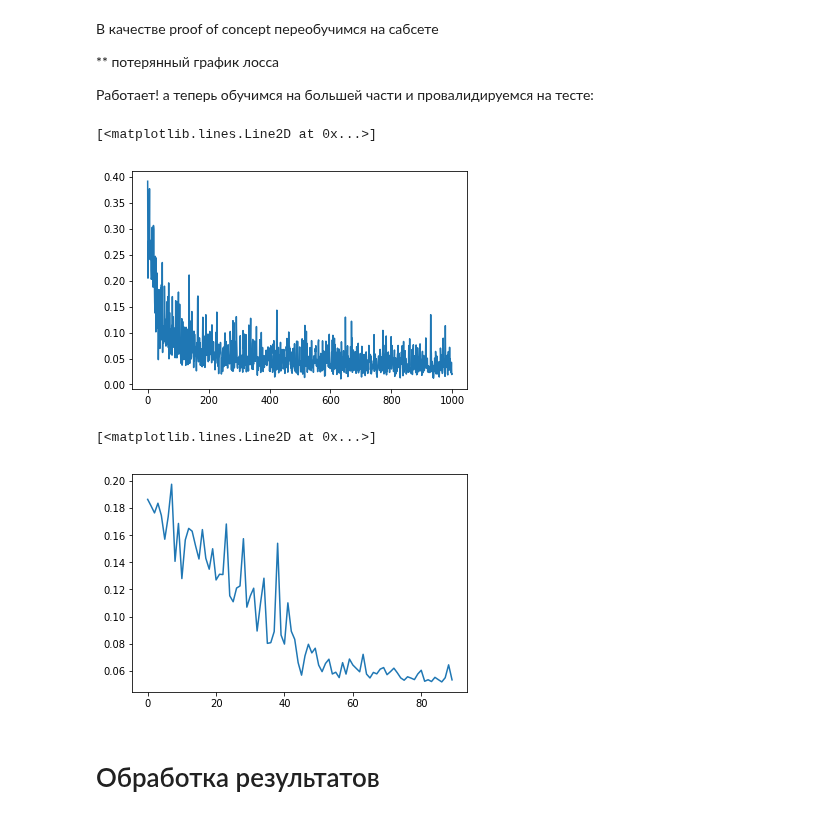
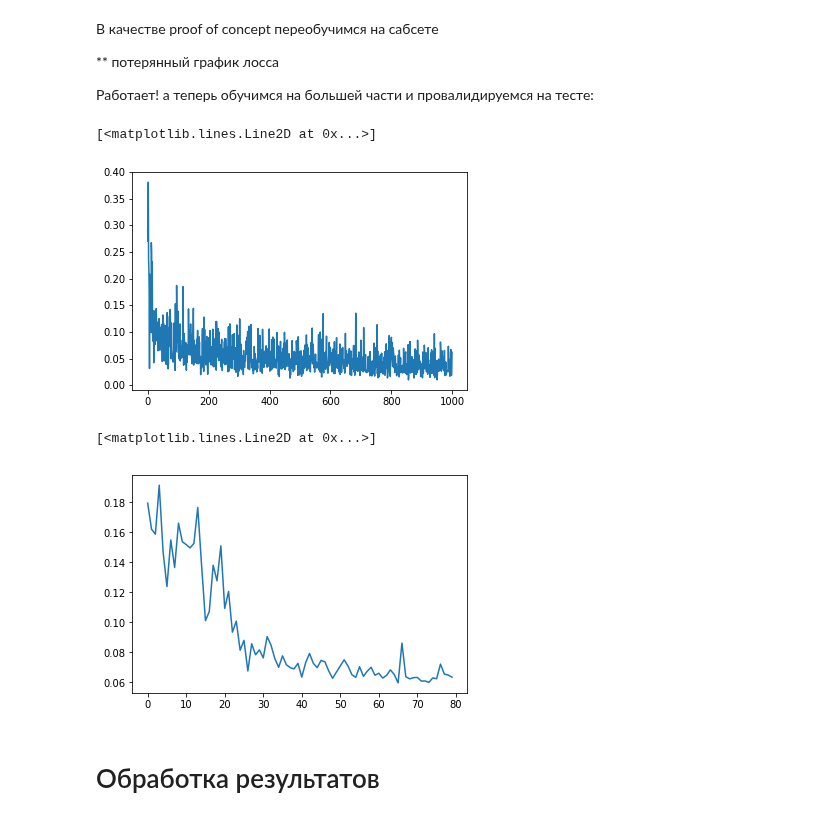
Before and after one commit to analysiscenter/radial, a Jupyter notebook: examples/proof_of_concept_on_the_real_data.ipynb, the cells around one changed output. Cells and saved outputs as stored; diff of their text form; code cells hidden in the pictures.

```diff
--- a/examples/proof_of_concept_on_the_real_data.ipynb
+++ b/examples/proof_of_concept_on_the_real_data.ipynb
@@ -76,7 +76,8 @@ class TmpBatch(RadialBatch):
 # %% [markdown]
 # Загрузка данных
 # %%
-path = 'npz/*.npz'
+path = 'npz_clean/*.npz'
 index = FilesIndex(path=path, no_ext=True)
 ds = Dataset(index, batch_class=TmpBatch)
-ds.split(0.1)
+ds.split(0.9)
+len(ds.train.indices)
@@ -200,12 +203,12 @@ for i in tqdm(range(1000)):
 plt.plot(train_loss)
 # %% [output]
 [<matplotlib.lines.Line2D at 0x...>]
-[figure, old version]
+[figure, new version]
 # %%
-plt.plot(test_loss[-90:])
+plt.plot(test_loss[-80:])
 # %% [output]
 [<matplotlib.lines.Line2D at 0x...>]
-[figure, old version]
+[figure, new version]
 # %% [markdown]
 # Обработка результатов
 # %%
```
Also changed, not shown: parts of 3 cells of this notebook.
